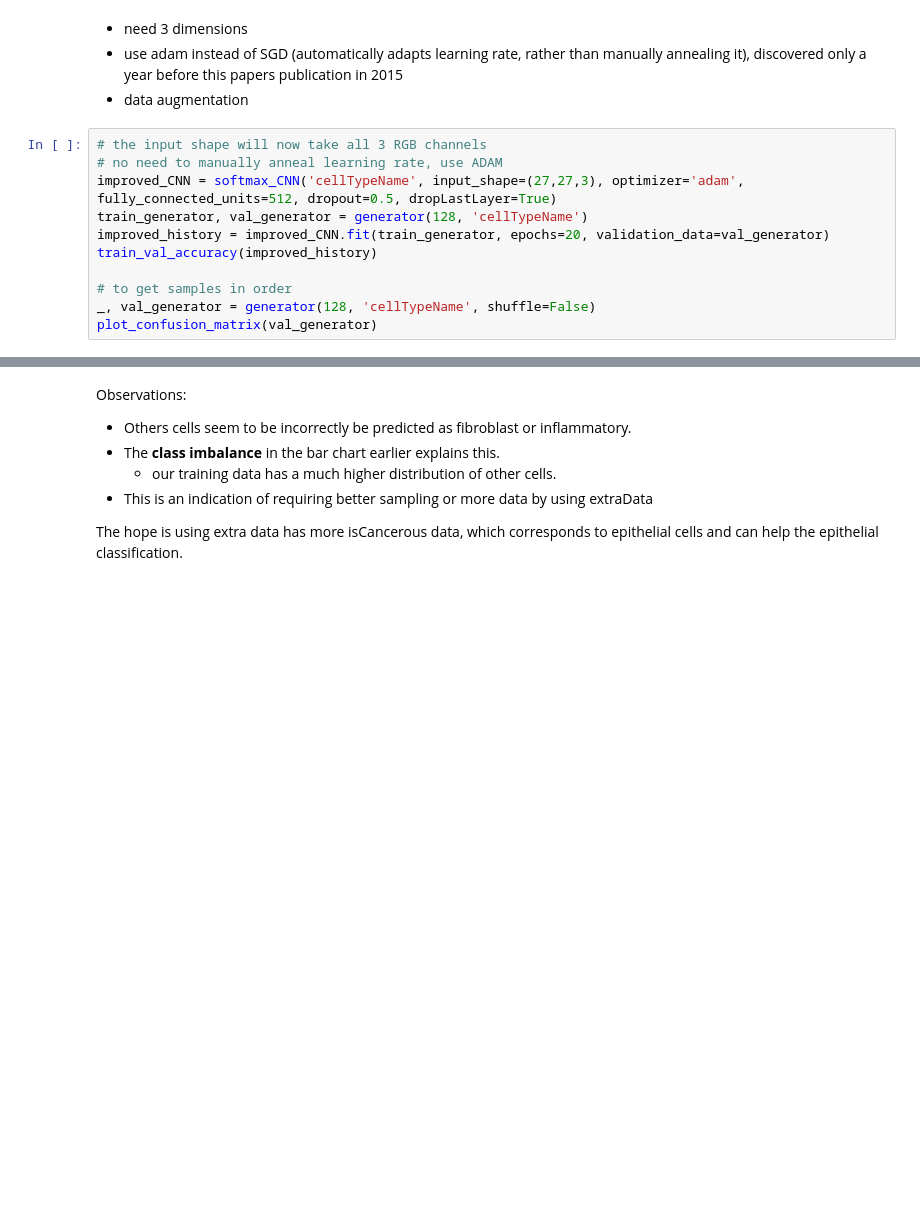
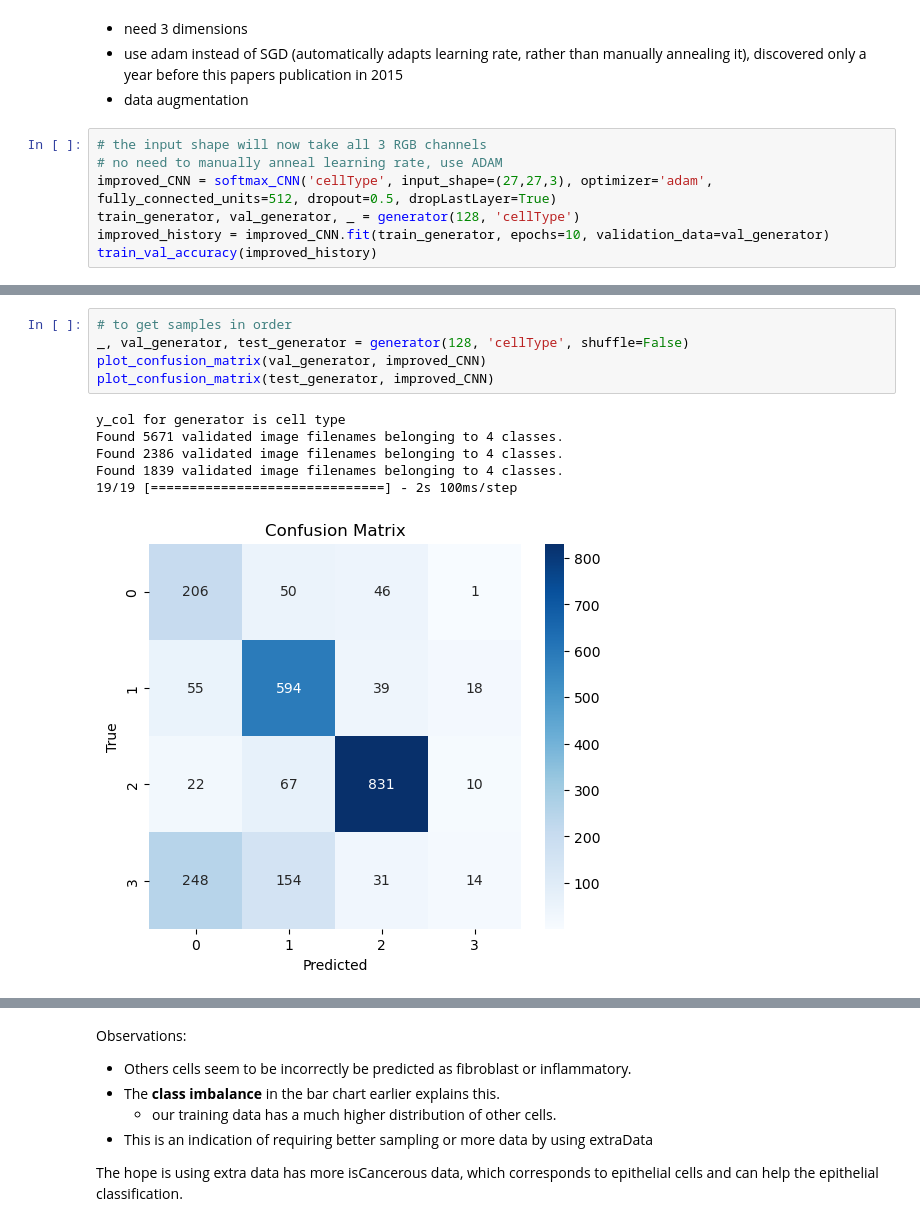
Before and after one commit to Keen2Kode/Machine-Learning, a Jupyter notebook: assignment_2.ipynb, the cells around one changed output, grey strips where cells are left out. Saved outputs shown, nothing was run; the diff lists cells and outputs as text; blank space fills up the shorter version.

```diff
--- a/assignment_2.ipynb
+++ b/assignment_2.ipynb
@@ -574,12 +597,8 @@ KeyboardInterrupt:
 # %%
 # the input shape will now take all 3 RGB channels
 # no need to manually anneal learning rate, use ADAM
-improved_CNN = softmax_CNN('cellTypeName', input_shape=(27,27,3), optimizer='adam', fully_connected_units=512, dropout=0.5, dropLastLayer=True)
-train_generator, val_generator = generator(128, 'cellTypeName')
-improved_history = improved_CNN.fit(train_generator, epochs=20, validation_data=val_generator)
+improved_CNN = softmax_CNN('cellType', input_shape=(27,27,3), optimizer='adam', fully_connected_units=512, dropout=0.5, dropLastLayer=True)
+train_generator, val_generator, _ = generator(128, 'cellType')
+improved_history = improved_CNN.fit(train_generator, epochs=10, validation_data=val_generator)
 train_val_accuracy(improved_history)
-
-# to get samples in order
-_, val_generator = generator(128, 'cellTypeName', shuffle=False)
-plot_confusion_matrix(val_generator)
 # %% [output]
@@ -610,0 +623,12 @@ Found 2386 validated image filenames belonging to 4 classes.
+# %%
+# to get samples in order
+_, val_generator, test_generator = generator(128, 'cellType', shuffle=False)
+plot_confusion_matrix(val_generator, improved_CNN)
+plot_confusion_matrix(test_generator, improved_CNN)
+# %% [output]
+y_col for generator is cell type
+Found 5671 validated image filenames belonging to 4 classes.
+Found 2386 validated image filenames belonging to 4 classes.
+Found 1839 validated image filenames belonging to 4 classes.
+19/19 [==============================] - 2s 100ms/step
+[figure, added]
```
Also changed, not shown: parts of 7 cells of this notebook.
